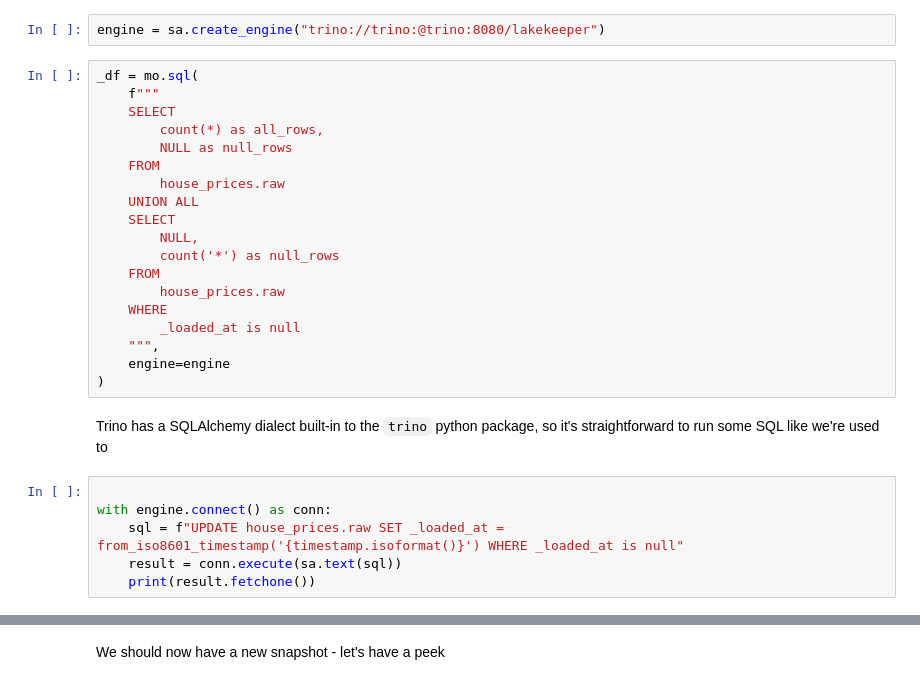
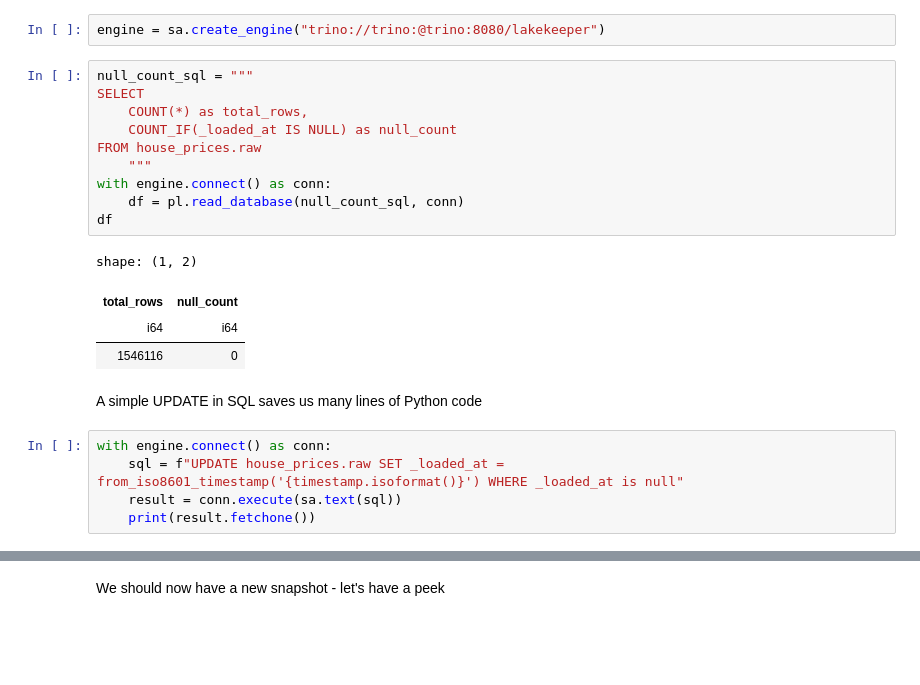
Before and after one commit to henryharbeck/pydata-london-2025-hands-on-apache-iceberg, a Jupyter notebook: notebooks/03-Updating-Metadata.ipynb, the cells around one changed output, grey strips where cells are left out. Cells and saved outputs as stored; diff of their text form; blank space fills up the shorter version.

```diff
--- a/notebooks/03-Updating-Metadata.ipynb
+++ b/notebooks/03-Updating-Metadata.ipynb
@@ -59,28 +82,23 @@ Let's use the Marimo SQL editor to quickly verify how many nulls we currently ha
 # %%
 engine = sa.create_engine("trino://trino:@trino:8080/lakekeeper")
 # %%
-_df = mo.sql(
-    f"""
-    SELECT
-        count(*) as all_rows,
-        NULL as null_rows
-    FROM
-        house_prices.raw
-    UNION ALL
-    SELECT
-        NULL,
-        count('*') as null_rows
-    FROM
-        house_prices.raw
-    WHERE
-        _loaded_at is null
-    """,
-    engine=engine
-)
+null_count_sql = """
+SELECT
+    COUNT(*) as total_rows,
+    COUNT_IF(_loaded_at IS NULL) as null_count
+FROM house_prices.raw
+    """
+with engine.connect() as conn:
+    df = pl.read_database(null_count_sql, conn)
+df
+# %% [output]
+shape: (1, 2)
+| total_rows | null_count |
+| i64 | i64 |
+| 1546116 | 0 |
-# %% [markdown]
-Trino has a SQLAlchemy dialect built-in to the `trino` python package, so it's straightforward to run some SQL like we're used to
+# %% [markdown]
+A simple UPDATE in SQL saves us many lines of Python code
 # %%
-
 with engine.connect() as conn:
     sql = f"UPDATE house_prices.raw SET _loaded_at = from_iso8601_timestamp('{timestamp.isoformat()}') WHERE _loaded_at is null"
     result = conn.execute(sa.text(sql))
```
Also changed, not shown: parts of 10 cells of this notebook, 6 other files.
